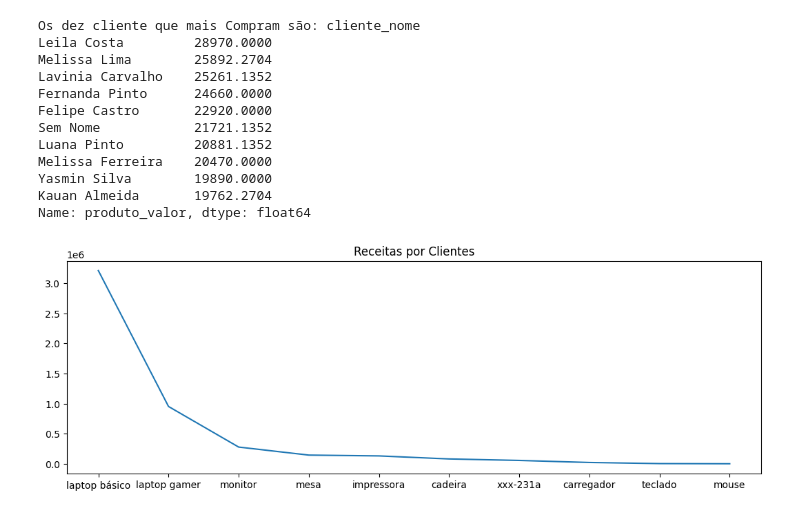
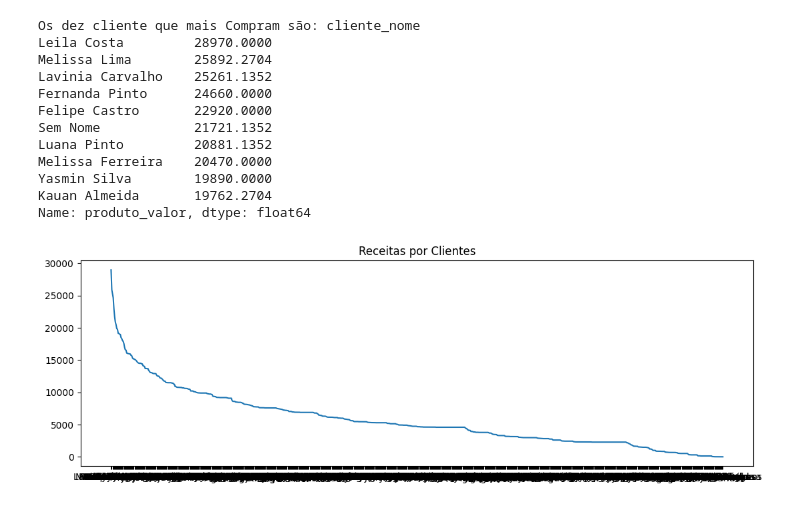
Before and after one commit to Gcango/Analise_Vendas_Soft_You, a Jupyter notebook: Soft_You_Analise_de_Vendas.ipynb, the cells around one changed output. Saved outputs shown, nothing was run; the diff lists cells and outputs as text; code cells hidden in the pictures.

```diff
--- a/Soft_You_Analise_de_Vendas.ipynb
+++ b/Soft_You_Analise_de_Vendas.ipynb
@@ -689,7 +699,7 @@ Name: produto_valor, dtype: float64
 # %%
 ##-> projectando o gráfico para essa questão:
 plt.figure(figsize=(13, 4))
-plt.plot(receita_por_prodt.index, receita_por_prodt.values)
+plt.plot(receita_por_cliente.index, receita_por_cliente.values)
 plt.title('Receitas por Clientes');
 # %% [output]
-[figure, old version]
+[figure, new version]
```
Also changed, not shown: parts of 6 cells of this notebook.
